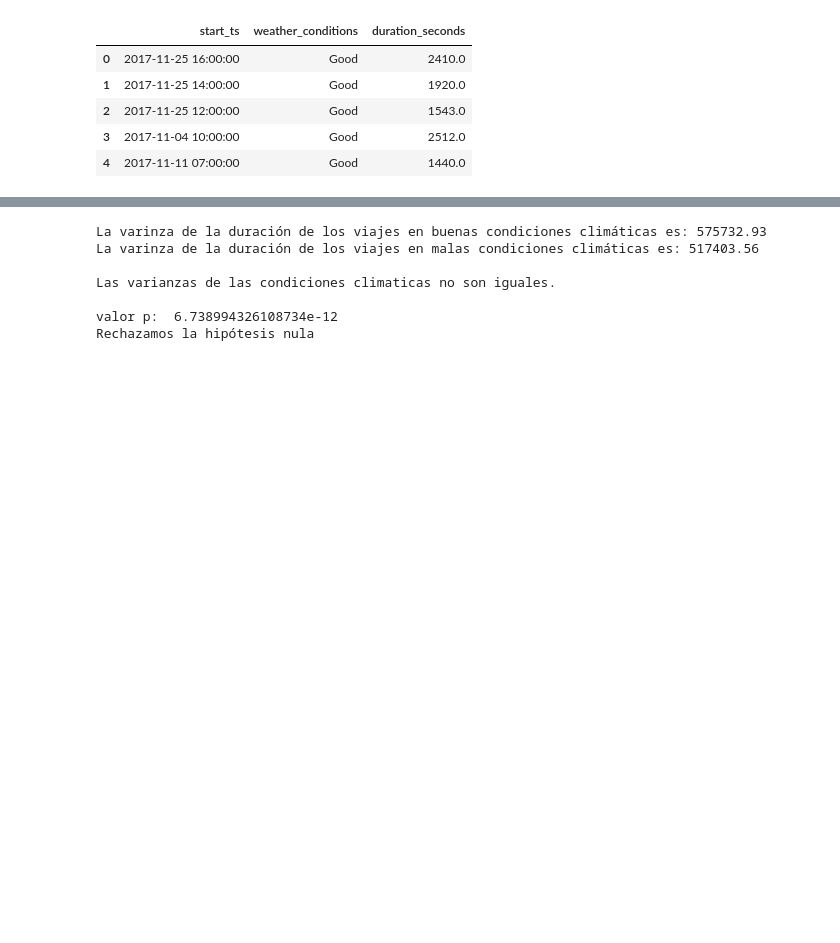
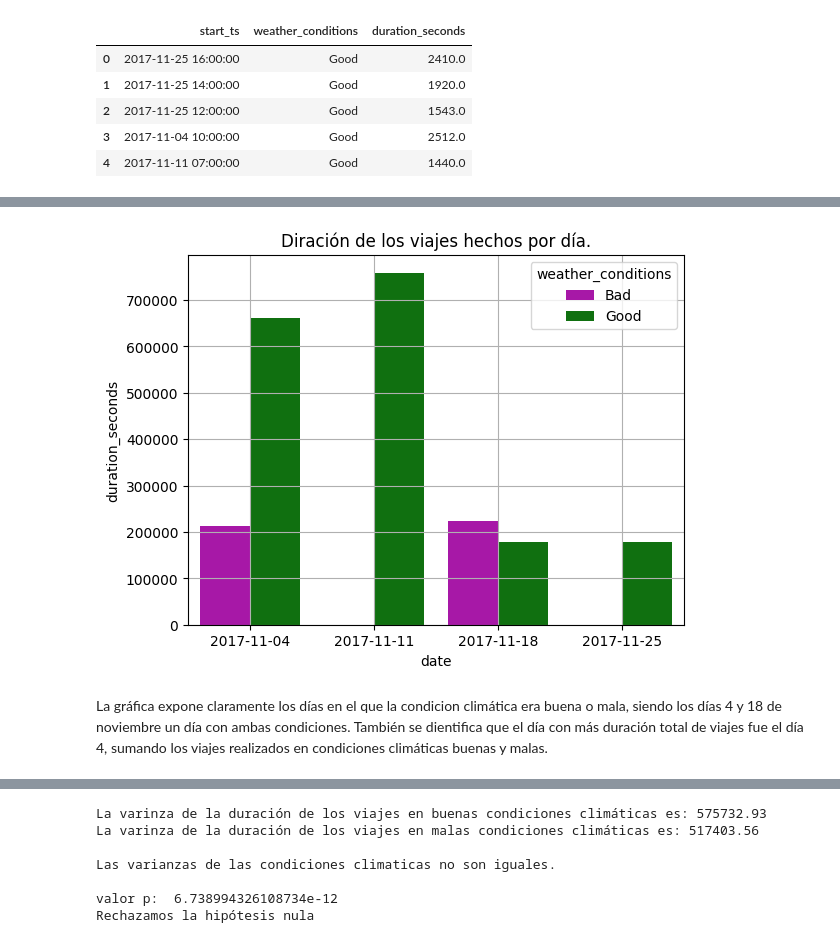
Before and after one commit to Car27VeP/AED_viajes_taxis, a Jupyter notebook: EDA.ipynb, the cells around one changed output, grey strips where cells are left out. Saved outputs shown, nothing was run; the diff lists cells and outputs as text; code cells hidden in the pictures; blank space fills up the shorter version.

```diff
--- a/EDA.ipynb
+++ b/EDA.ipynb
@@ -182,0 +214,4 @@ loop_to_airport.head()
+# %%
+loop_to_airport['start_ts'] = pd.to_datetime(loop_to_airport['start_ts'],format='ISO8601') #Convertimos la fecha en formato de fecha.
+loop_to_airport['day'] = loop_to_airport['start_ts'].dt.day #Extraemos el dia de la fecha y lo registramos.
+loop_to_airport['date'] = loop_to_airport['start_ts'].dt.date #Extraemos solo la fecha y lo registramos.
@@ -182,0 +227,18 @@ loop_to_airport.head()
+# %%
+amount_trips_date = loop_to_airport.groupby(['date','weather_conditions']).sum(numeric_only=True).reset_index()
+
+sns.barplot(x='date',
+            y='duration_seconds',
+            data=amount_trips_date,
+            hue='weather_conditions',
+           palette={"Good":"g",
+                    "Bad":"m"}
+           )
+
+plt.title('Diración de los viajes hechos por día.')
+plt.grid(True)
+plt.show()
+# %% [output]
+[figure, added]
+# %% [markdown]
+La gráfica expone claramente los días en el que la condicion climática era buena o mala, siendo los días 4 y 18 de noviembre un día con ambas condiciones. También se dientifica que el día con más duración total de viajes fue el día 4, sumando los viajes realizados en condiciones climáticas buenas y malas.
```
Also changed, not shown: parts of 14 cells of this notebook.
